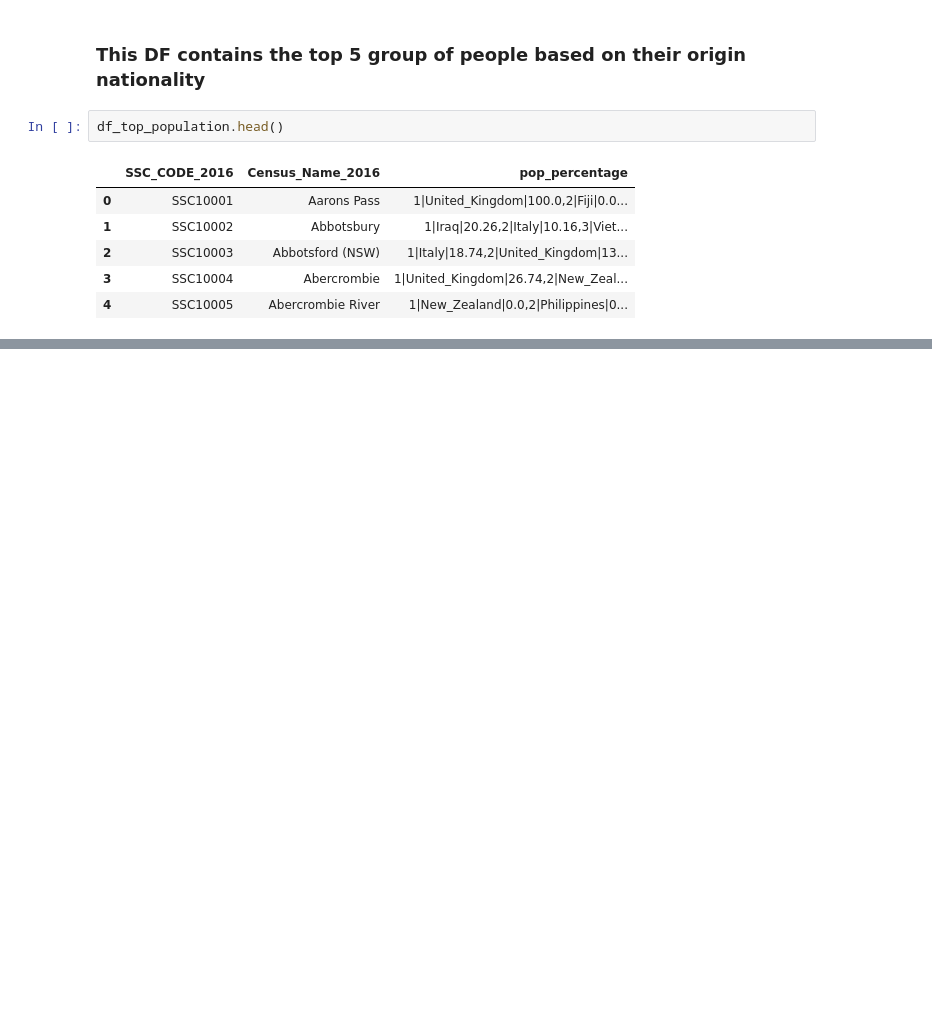
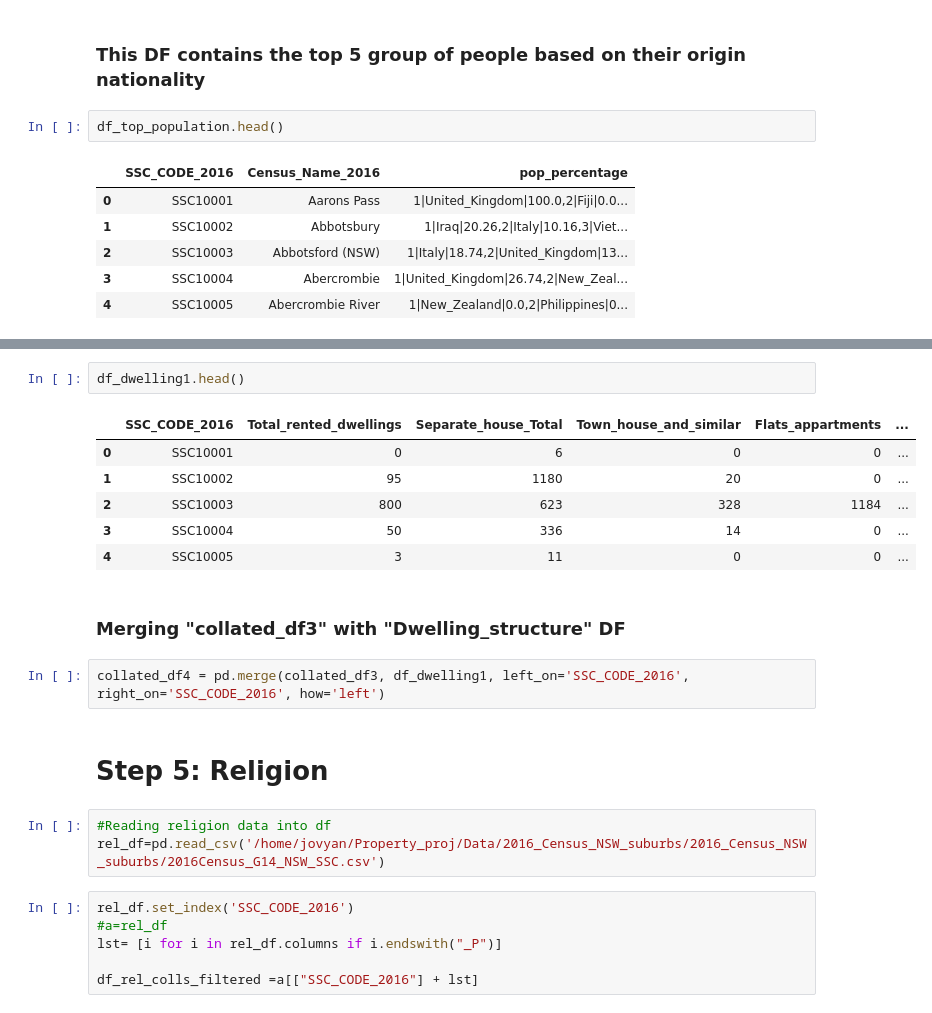
Before and after one commit to sragavanvijay/propertry_proj, a Jupyter notebook: Demographics_step1&2.ipynb, the cells around one changed output, grey strips where cells are left out. Cells and saved outputs as stored; diff of their text form; blank space fills up the shorter version.

```diff
--- a/Demographics_step1&2.ipynb
+++ b/Demographics_step1&2.ipynb
@@ -195,0 +236,24 @@ df_top_population.head()
+# %%
+df_dwelling1.head()
+# %% [output]
+|  | SSC_CODE_2016 | Total_rented_dwellings | Separate_house_Total | Town_house_and_similar | Flats_appartments | ... |
+| 0 | SSC10001 | 0 | 6 | 0 | 0 | ... |
+| 1 | SSC10002 | 95 | 1180 | 20 | 0 | ... |
+| 2 | SSC10003 | 800 | 623 | 328 | 1184 | ... |
+| 3 | SSC10004 | 50 | 336 | 14 | 0 | ... |
+| 4 | SSC10005 | 3 | 11 | 0 | 0 | ... |
+# %% [markdown]
+### Merging "collated_df3" with "Dwelling_structure" DF
+# %%
+collated_df4 = pd.merge(collated_df3, df_dwelling1, left_on='SSC_CODE_2016', right_on='SSC_CODE_2016', how='left')
+# %% [markdown]
+# Step 5: Religion
+# %%
+#Reading religion data into df
+rel_df=pd.read_csv('/home/jovyan/Property_proj/Data/2016_Census_NSW_suburbs/2016_Census_NSW_suburbs/2016Census_G14_NSW_SSC.csv')
+# %%
+rel_df.set_index('SSC_CODE_2016')
+#a=rel_df
+lst= [i for i in rel_df.columns if i.endswith("_P")]
+
+df_rel_colls_filtered =a[["SSC_CODE_2016"] + lst]
```
Also changed, not shown: parts of 29 cells of this notebook, 6 other files.
